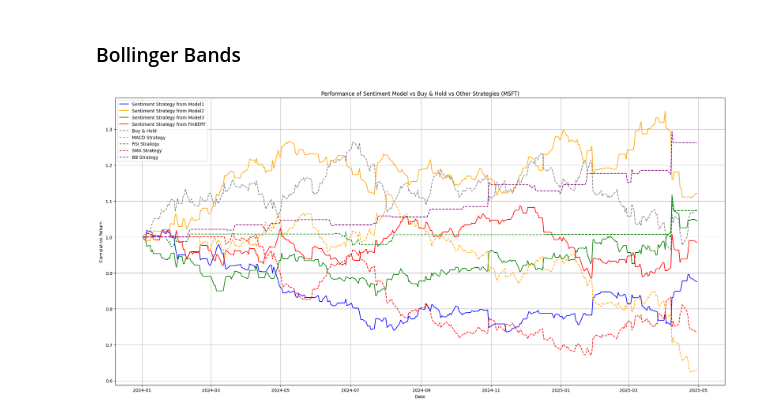
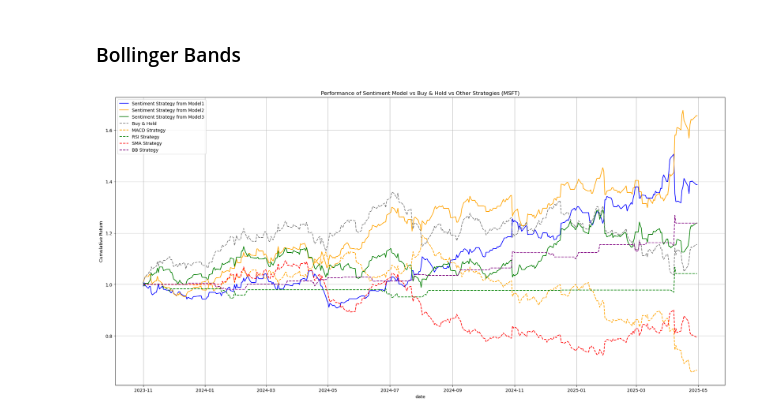
Before and after one commit to Takedaxz/NLP_Stock-Sentiment-Analysis, a Jupyter notebook: finalEvaluation.ipynb, the cells around one changed output. Saved outputs shown, nothing was run; the diff lists cells and outputs as text; code cells hidden in the pictures.

```diff
--- a/finalEvaluation.ipynb
+++ b/finalEvaluation.ipynb
@@ -80 +89,3 @@ stock_df['label_fin_model'] = np.random.choice([-1, 0, 1], size=len(stock_df))
+# %%
+df.drop(columns=['Date'], inplace=True)
 # %%
@@ -88,0 +115,3 @@ display(stock_df.head())
+# %%
+df.dropna(inplace=True)
+display(df.head())
@@ -134,16 +170,16 @@ stock_df.loc[stock_df['MACD'] < stock_df['MACD_signal'], 'macd_signal_line'] = -
 # %% [markdown]
 ### Bollinger Bands
 # %%
-bb = ta.volatility.BollingerBands(stock_df['Close'])
-stock_df['bb_upper'] = bb.bollinger_hband()
-stock_df['bb_lower'] = bb.bollinger_lband()
+bb = ta.volatility.BollingerBands(df['Close'])
+df['bb_upper'] = bb.bollinger_hband()
+df['bb_lower'] = bb.bollinger_lband()
 
-stock_df['bb_signal'] = 0
-stock_df.loc[stock_df['Close'] < stock_df['bb_lower'], 'bb_signal'] = 1
-stock_df.loc[stock_df['Close'] > stock_df['bb_upper'], 'bb_signal'] = -1
+df['bb_signal'] = 0
+df.loc[df['Close'] < df['bb_lower'], 'bb_signal'] = 1
+df.loc[df['Close'] > df['bb_upper'], 'bb_signal'] = -1
 # %%
-stock_df['sma_return']=stock_df['sma_signal'].shift(1)*stock_df['pct_change']
-stock_df['RSI_return']=stock_df['rsi_signal'].shift(1)*stock_df['pct_change']
-stock_df['MACD_return']=stock_df['macd_signal_line'].shift(1)*stock_df['pct_change']
-stock_df['BB_return']=stock_df['bb_signal'].shift(1)*stock_df['pct_change']
+df['sma_return']=df['sma_signal'].shift(1)*df['pct_change']
+df['RSI_return']=df['rsi_signal'].shift(1)*df['pct_change']
+df['MACD_return']=df['macd_signal_line'].shift(1)*df['pct_change']
+df['BB_return']=df['bb_signal'].shift(1)*df['pct_change']
 # %%
@@ -168,20 +201,19 @@ stock_df['BB_Cumulative'] = (1 + stock_df['BB_return'].fillna(0)).cumprod()
 # %%
 plt.figure(figsize=(20, 10))
-plt.plot(stock_df['Date'], stock_df['Model1_Cumulative'], label='Sentiment Strategy from Model1', color='blue')
-plt.plot(stock_df['Date'], stock_df['Model2_Cumulative'], label='Sentiment Strategy from Model2', color='orange')
-plt.plot(stock_df['Date'], stock_df['Model3_Cumulative'], label='Sentiment Strategy from Model3', color='green')
-plt.plot(stock_df['Date'], stock_df['Fin_Model_Cumulative'], label='Sentiment Strategy from FinBERT', color='red')
-plt.plot(stock_df['Date'], stock_df['BuyHold_Cumulative'], label='Buy & Hold', linestyle='--', color='gray')
-plt.plot(stock_df['Date'], stock_df['MACD_Cumulative'], label='MACD Strategy', linestyle='--', color='orange')
-plt.plot(stock_df['Date'], stock_df['RSI_Cumulative'], label='RSI Strategy', linestyle='--', color='green')
-plt.plot(stock_df['Date'], stock_df['SMA_Cumulative'], label='SMA Strategy', linestyle='--', color='red')
-plt.plot(stock_df['Date'], stock_df['BB_Cumulative'], label='BB Strategy', linestyle='--', color='purple')
+plt.plot(df['date'], df['Model1_Cumulative'], label='Sentiment Strategy from Model1', color='blue')
+plt.plot(df['date'], df['Model2_Cumulative'], label='Sentiment Strategy from Model2', color='orange')
+plt.plot(df['date'], df['Model3_Cumulative'], label='Sentiment Strategy from Model3', color='green')
+plt.plot(df['date'], df['BuyHold_Cumulative'], label='Buy & Hold', linestyle='--', color='gray')
+plt.plot(df['date'], df['MACD_Cumulative'], label='MACD Strategy', linestyle='--', color='orange')
+plt.plot(df['date'], df['RSI_Cumulative'], label='RSI Strategy', linestyle='--', color='green')
+plt.plot(df['date'], df['SMA_Cumulative'], label='SMA Strategy', linestyle='--', color='red')
+plt.plot(df['date'], df['BB_Cumulative'], label='BB Strategy', linestyle='--', color='purple')
 plt.title(f"Performance of Sentiment Model vs Buy & Hold vs Other Strategies ({stock})")
-plt.xlabel("Date")
+plt.xlabel("date")
 plt.ylabel("Cumulative Return")
 plt.legend()
 plt.grid(True)
 plt.tight_layout()
 plt.show()
 # %% [output]
-[figure, old version]
+[figure, new version]
```
Also changed, not shown: parts of 17 cells of this notebook, 4 other files.
